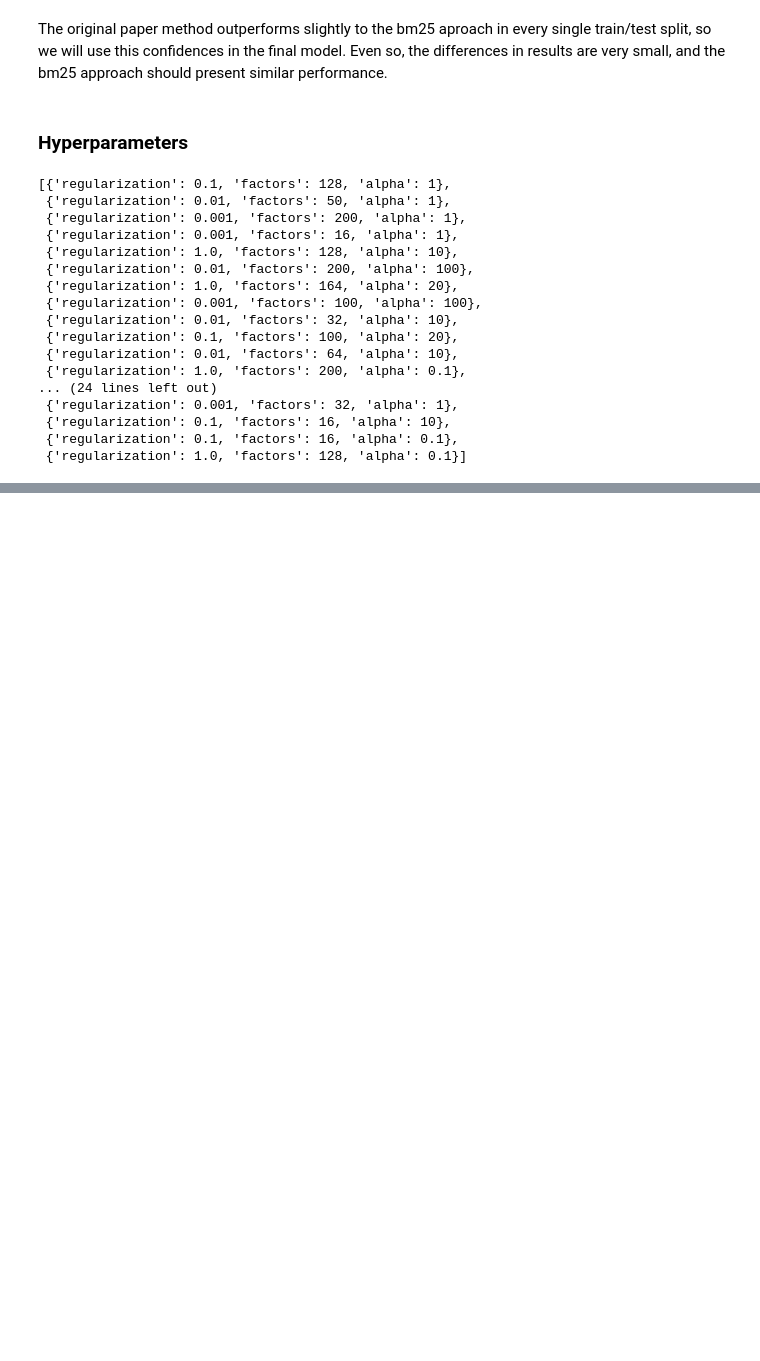
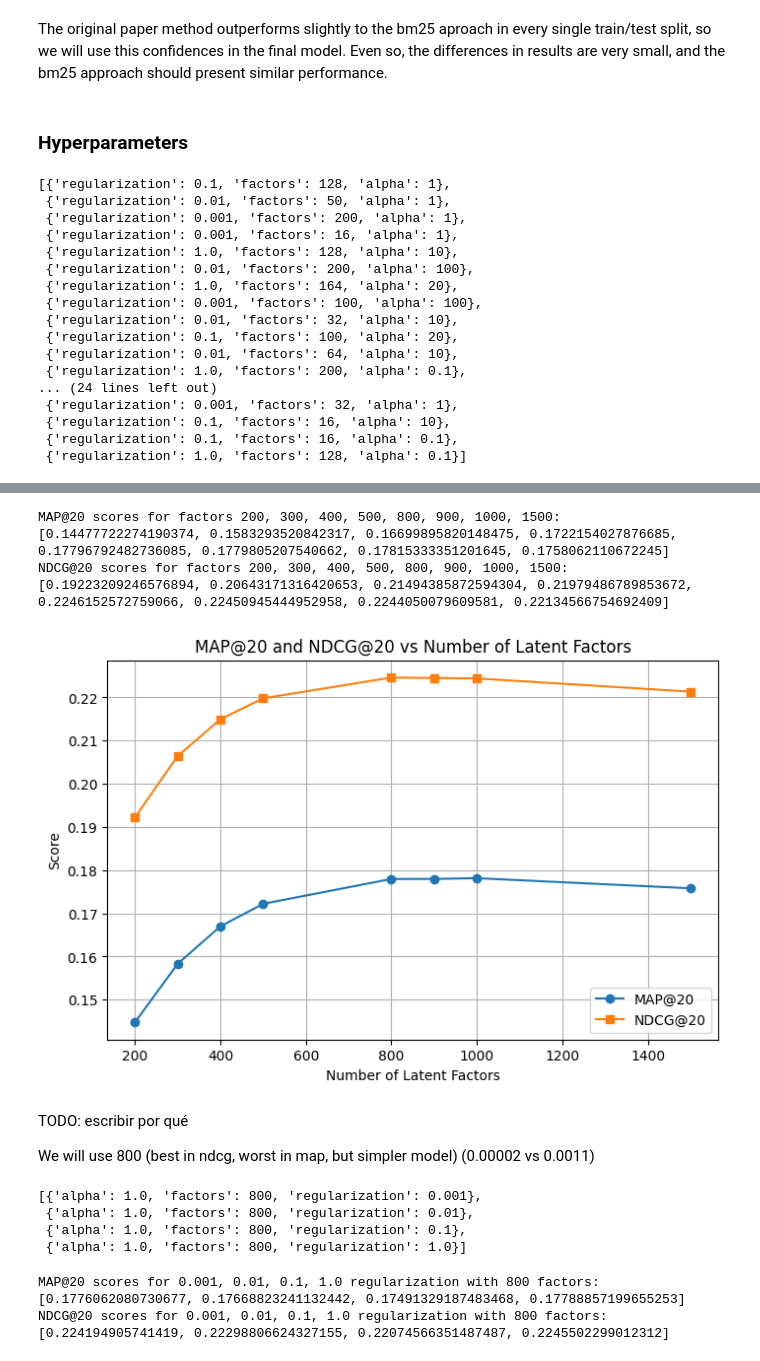
Before and after one commit to dahermar/TFM-Music-Recommendation-System, a Jupyter notebook: System/collaborative_filtering_als.ipynb, the cells around one changed output, grey strips where cells are left out. Saved outputs shown, nothing was run; the diff lists cells and outputs as text; code cells hidden in the pictures; blank space fills up the shorter version.

```diff
--- a/System/collaborative_filtering_als.ipynb
+++ b/System/collaborative_filtering_als.ipynb
@@ -689,0 +810,10 @@ print(f"Best NDCG: index={best_ndcg_idx}, params={best_ndcg_params}, NDCG={ndcg_
+# %%
+from sklearn.model_selection import ParameterGrid
+
+factors_params = {
+    'factors': [200, 300, 400, 500, 800, 900, 1000, 1500],
+    'regularization': [1.0],
+    'alpha': [1.0]
+}
+
+factors_combinations = list(ParameterGrid(factors_params))
@@ -689,0 +827,31 @@ print(f"Best NDCG: index={best_ndcg_idx}, params={best_ndcg_params}, NDCG={ndcg_
+# %%
+train_matrix_params = load_npz('matrices/train_matrix_factors.npz')
+val_matrix_params = load_npz('matrices/val_matrix_factors.npz')
+# %%
+map_scores_factor, ndcg_scores_factor = study_params(train_matrix_params, val_matrix_params, factors_combinations)
+# %%
+print("MAP@20 scores for factors 200, 300, 400, 500, 800, 900, 1000, 1500:")
+print(map_scores_factor)
+print("NDCG@20 scores for factors 200, 300, 400, 500, 800, 900, 1000, 1500:")
+print(ndcg_scores_factor)
+# %% [output]
+MAP@20 scores for factors 200, 300, 400, 500, 800, 900, 1000, 1500:
+[0.14477722274190374, 0.1583293520842317, 0.16699895820148475, 0.1722154027876685, 0.17796792482736085, 0.1779805207540662, 0.17815333351201645, 0.1758062110672245]
+NDCG@20 scores for factors 200, 300, 400, 500, 800, 900, 1000, 1500:
+[0.19223209246576894, 0.20643171316420653, 0.21494385872594304, 0.21979486789853672, 0.2246152572759066, 0.22450945444952958, 0.2244050079609581, 0.22134566754692409]
+# %%
+plt.figure(figsize=(8, 5))
+plt.plot([c['factors'] for c in factors_combinations[:len(map_scores_factor)]], map_scores_factor, marker='o', label='MAP@20')
+plt.plot([c['factors'] for c in factors_combinations[:len(map_scores_factor)]], ndcg_scores_factor, marker='s', label='NDCG@20')
+plt.xlabel('Number of Latent Factors')
+plt.ylabel('Score')
+plt.title('MAP@20 and NDCG@20 vs Number of Latent Factors')
+plt.legend()
+plt.grid(True)
+plt.show()
+# %% [output]
+[figure, added]
+# %% [markdown]
+TODO: escribir por qué
+
+We will use 800 (best in ndcg, worst in map, but simpler model) (0.00002 vs 0.0011)
@@ -689,0 +866,7 @@ print(f"Best NDCG: index={best_ndcg_idx}, params={best_ndcg_params}, NDCG={ndcg_
+# %%
+final_factors_combinations
+# %% [output]
+[{'alpha': 1.0, 'factors': 800, 'regularization': 0.001},
+ {'alpha': 1.0, 'factors': 800, 'regularization': 0.01},
+ {'alpha': 1.0, 'factors': 800, 'regularization': 0.1},
+ {'alpha': 1.0, 'factors': 800, 'regularization': 1.0}]
@@ -689,0 +875,10 @@ print(f"Best NDCG: index={best_ndcg_idx}, params={best_ndcg_params}, NDCG={ndcg_
+# %%
+print("MAP@20 scores for 0.001, 0.01, 0.1, 1.0 regularization with 800 factors:")
+print(map_scores_final)
+print("NDCG@20 scores for 0.001, 0.01, 0.1, 1.0 regularization with 800 factors:")
+print(ndcg_scores_final)
+# %% [output]
+MAP@20 scores for 0.001, 0.01, 0.1, 1.0 regularization with 800 factors:
+[0.1776062080730677, 0.17668823241132442, 0.17491329187483468, 0.17788857199655253]
+NDCG@20 scores for 0.001, 0.01, 0.1, 1.0 regularization with 800 factors:
+[0.224194905741419, 0.22298806624327155, 0.22074566351487487, 0.2245502299012312]
```
Also changed, not shown: parts of 18 cells of this notebook, 3 other files.
